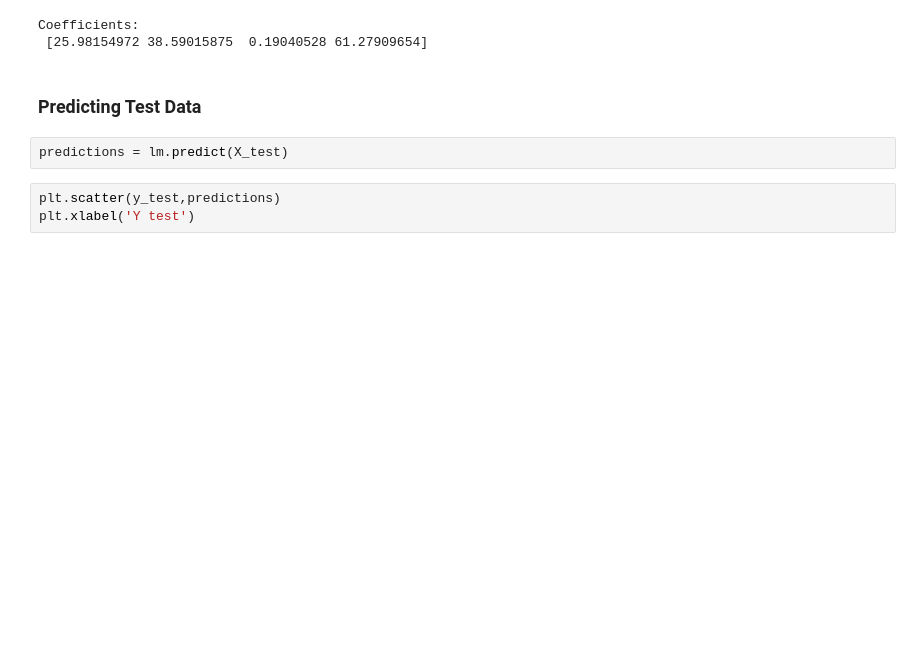
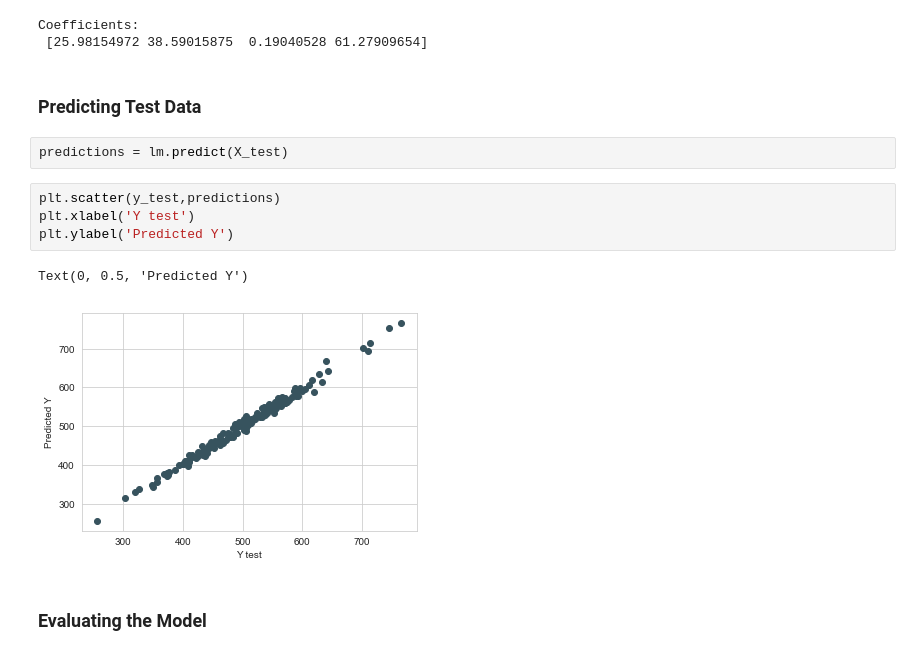
Before and after one commit to codeflowap/ML_Linear_Regression, a Jupyter notebook: Untitled.ipynb, the cells around one changed output. Saved outputs shown, nothing was run; the diff lists cells and outputs as text; blank space fills up the shorter version.

Commit message:
Evaluated the model and interpreted the results

```diff
--- a/Untitled.ipynb
+++ b/Untitled.ipynb
@@ -107,3 +107,9 @@ predictions = lm.predict(X_test)
 # %%
 plt.scatter(y_test,predictions)
 plt.xlabel('Y test')
+plt.ylabel('Predicted Y')
+# %% [output]
+Text(0, 0.5, 'Predicted Y')
+[figure, added]
+# %% [markdown]
+### Evaluating the Model
```
Also changed, not shown: parts of 6 cells of this notebook.
